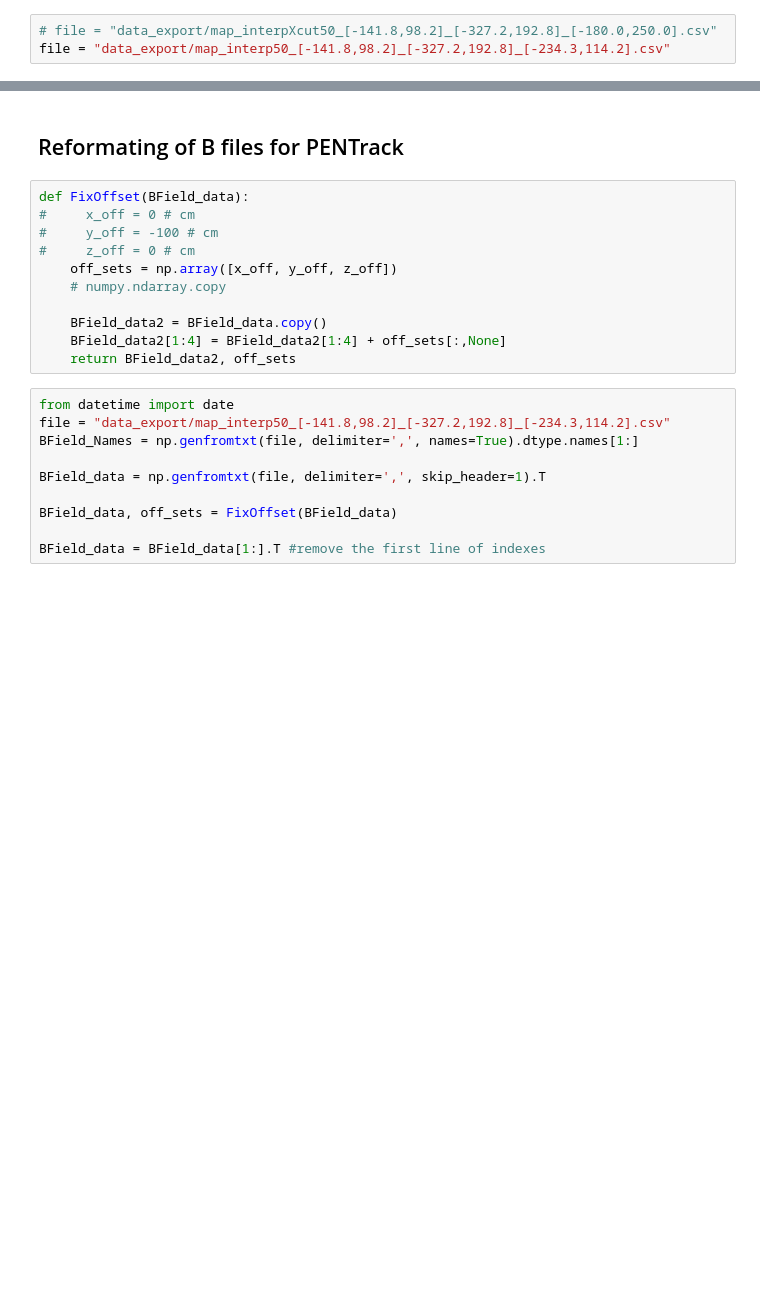
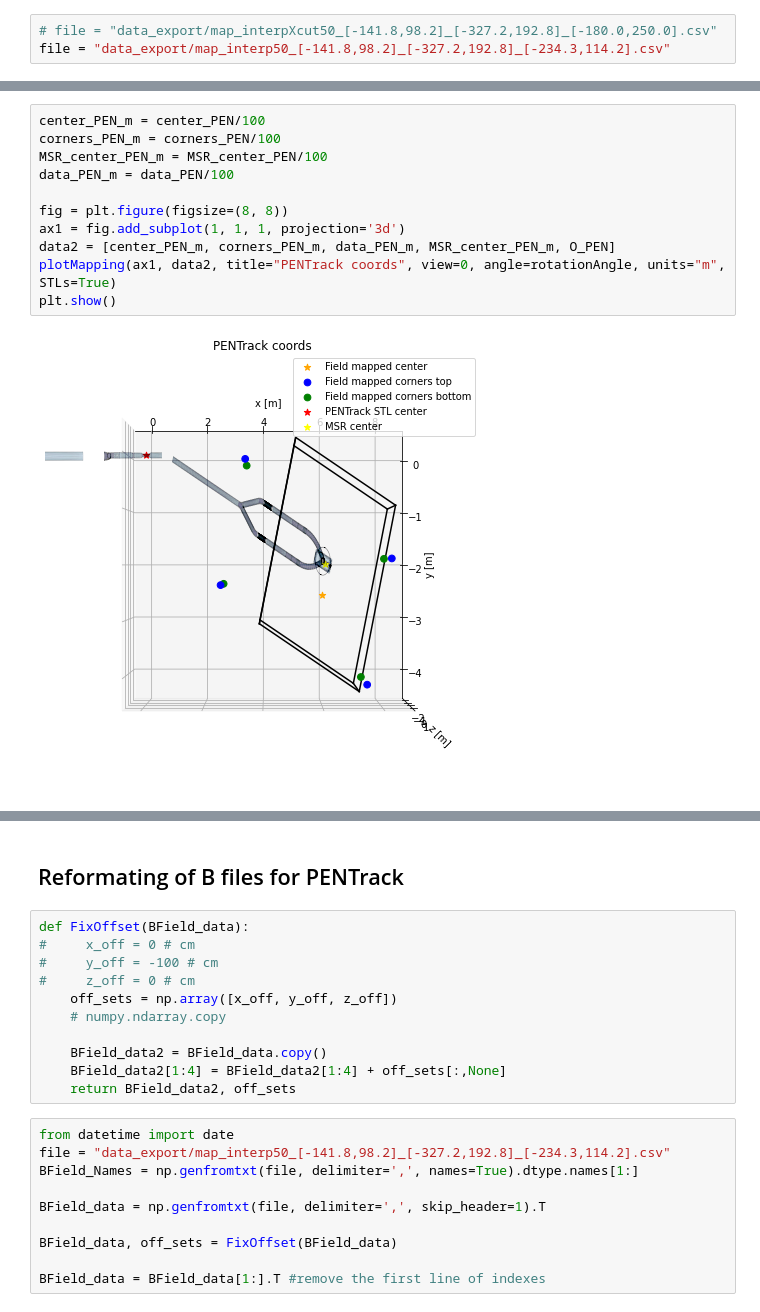
Before and after one commit to eklem1/MesonMagMapping, a Jupyter notebook: MagneticMappingPrevWork/MagMapping-export_TH/PositionCalibration.ipynb, the cells around one changed output, grey strips where cells are left out. Saved outputs shown, nothing was run; the diff lists cells and outputs as text; blank space fills up the shorter version.

```diff
--- a/MagneticMappingPrevWork/MagMapping-export_TH/PositionCalibration.ipynb
+++ b/MagneticMappingPrevWork/MagMapping-export_TH/PositionCalibration.ipynb
@@ -138 +278,14 @@ z_dense_MSRframe = df_BField_data["z"] + z_off
+# %%
+center_PEN_m = center_PEN/100
+corners_PEN_m = corners_PEN/100
+MSR_center_PEN_m = MSR_center_PEN/100
+data_PEN_m = data_PEN/100
+
+fig = plt.figure(figsize=(8, 8))
+ax1 = fig.add_subplot(1, 1, 1, projection='3d')
+data2 = [center_PEN_m, corners_PEN_m, data_PEN_m, MSR_center_PEN_m, O_PEN]
+plotMapping(ax1, data2, title="PENTrack coords", view=0, angle=rotationAngle, units="m", STLs=True)
+plt.show()
+# %% [output]
+[figure, added]
 # %%
```
Also changed, not shown: parts of 12 cells of this notebook.
